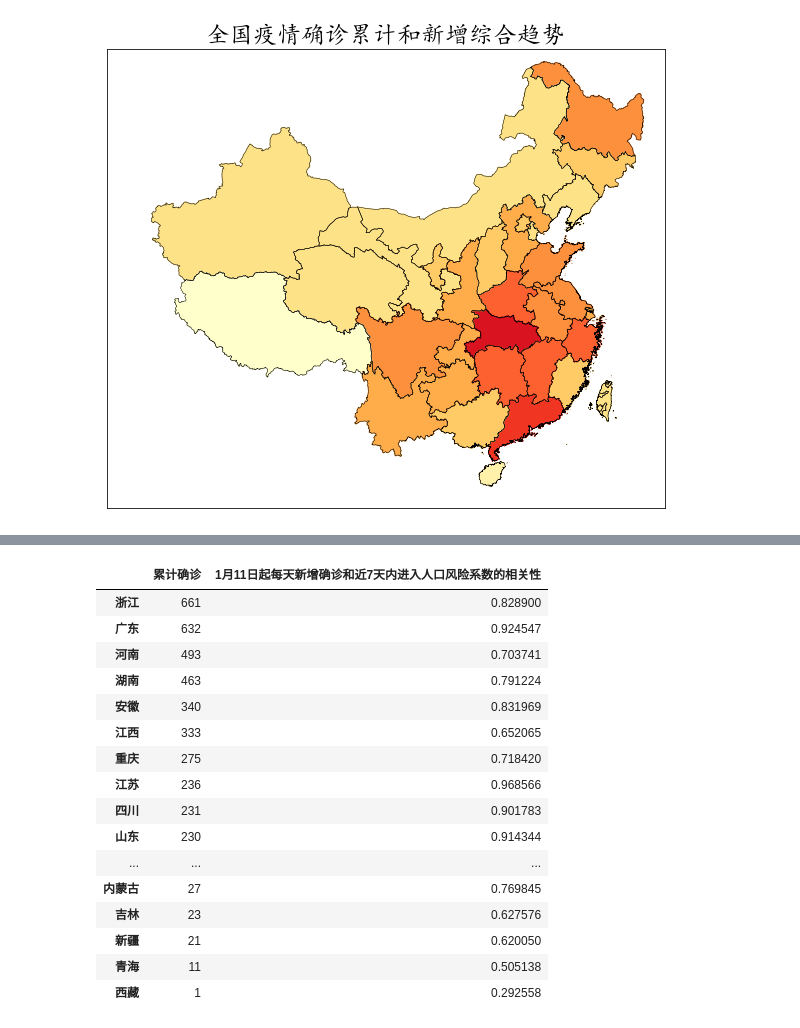
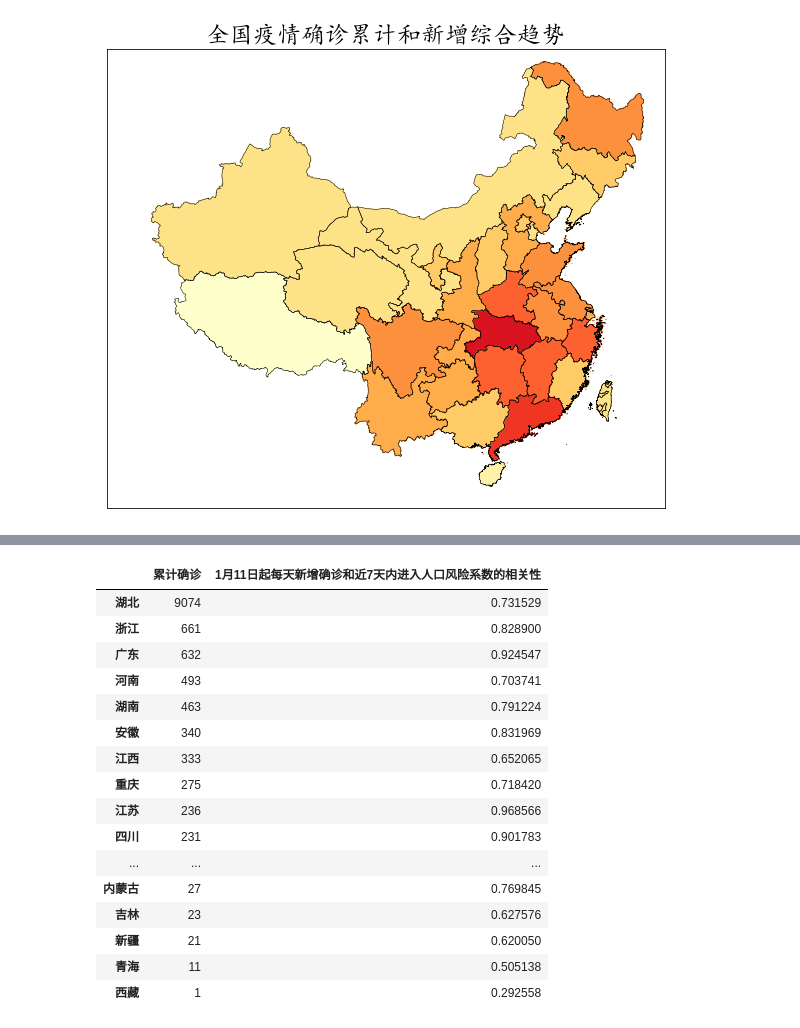
Before and after one commit to hqsh/coronavirus-analysis, a Jupyter notebook: 分析 2020-02-02.ipynb, the cells around one changed output, grey strips where cells are left out. Saved outputs shown, nothing was run; the diff lists cells and outputs as text; code cells hidden in the pictures.

```diff
--- a/分析 2020-02-02.ipynb
+++ b/分析 2020-02-02.ipynb
@@ -553,8 +555,6 @@ analyzer.plot_region_map(df_clusters['累计新增簇均值'], '全国疫情确
 from coronavirus_analyzer import CoronavirusAnalyzer
 # last_date = None
 analyzer = CoronavirusAnalyzer(last_date)
-df_move_in_injured = analyzer.df_move_in_injured
-for region in ['武汉', '湖北', '温州']:  # 去掉湖北和普通城市
-    del df_move_in_injured[region]
+df_move_in_injured = analyzer.del_city_regions(analyzer.df_move_in_injured)
 df_move_in_injured.tail(3)
 # %% [output]
@@ -566,8 +566,9 @@ df_move_in_injured.tail(3)
 | 2020-02-01 | 7.924375e+06 | 1.307709e+06 | 434542.354182 | 4.095906e+06 | 509080.370170 | 3.239168e+06 | 1.382855e+06 | 159543.853524 | 3.940262e+06 | 1.807877e+06 | 8.776634e+05 | ... |
 # %%
 df_inc_injured = analyzer.df_virus_daily_inc_injured
-for region in ['全国', '武汉', '湖北', '台湾', '香港', '澳门']:  # 去掉严重的湖北，以及目前无法获取到人流信息的港澳台
-    del df_inc_injured[region]
+# for region in ['湖北']:  # 去掉严重的湖北，以及目前无法获取到人流信息的港澳台
+#     del df_inc_injured[region]
+df_inc_injured = analyzer.del_city_special_regions(df_inc_injured)
 df_inc_injured = df_inc_injured.sort_index(axis=1)
 df_inc_injured.tail(3)
 # %% [output]
@@ -594,19 +579,21 @@ analyzer.df_virus_injured
 # %%
 from collections import OrderedDict
 import numpy as np
 import pandas as pd
 
 s_virus_injured = analyzer.df_virus_injured.iloc[-1]
 data = OrderedDict()
 for region in df_move_in_injured.columns:
     corr_val = np.corrcoef(df_move_in_injured[region], df_inc_injured[region])[0, 1]
     data[region] = [s_virus_injured[region], corr_val]
 df = pd.DataFrame(data).T
 df.columns = ['累计确诊', '1月11日起每天新增确诊和近7天内进入人口风险系数的相关性']
 df['累计确诊'] = df['累计确诊'].astype(np.int32)
-df.sort_values('累计确诊', ascending=False)
+df = df.sort_values('累计确诊', ascending=False)
+df
 # %% [output]
 |  | 累计确诊 | 1月11日起每天新增确诊和近7天内进入人口风险系数的相关性 |
+| 湖北 | 9074 | 0.731529 |
 | 浙江 | 661 | 0.828900 |
 | 广东 | 632 | 0.924547 |
 | 河南 | 493 | 0.703741 |
@@ -616,7 +603,6 @@ df.sort_values('累计确诊', ascending=False)
 | 重庆 | 275 | 0.718420 |
 | 江苏 | 236 | 0.968566 |
 | 四川 | 231 | 0.901783 |
-| 山东 | 230 | 0.914344 |
 | ... | ... | ... |
 | 内蒙古 | 27 | 0.769845 |
 | 吉林 | 23 | 0.627576 |
```
Also changed, not shown: parts of 36 cells of this notebook, 32 other files.
